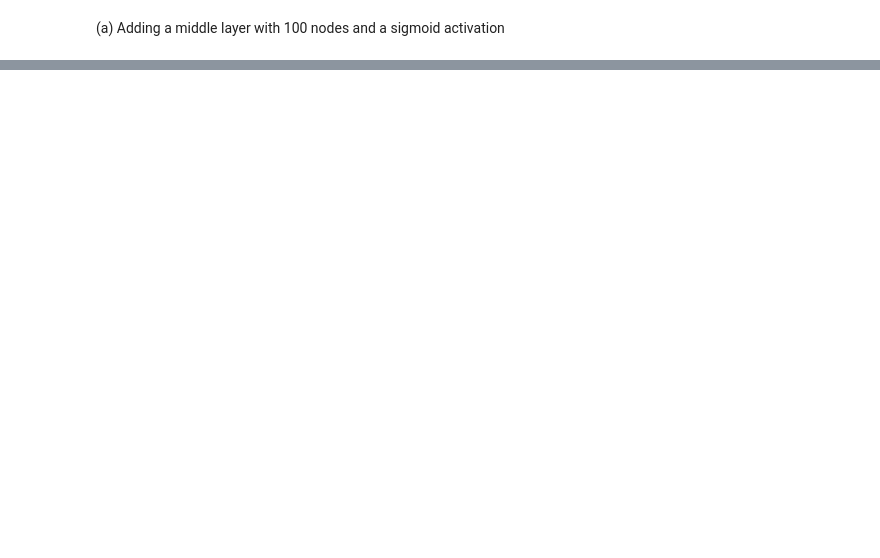
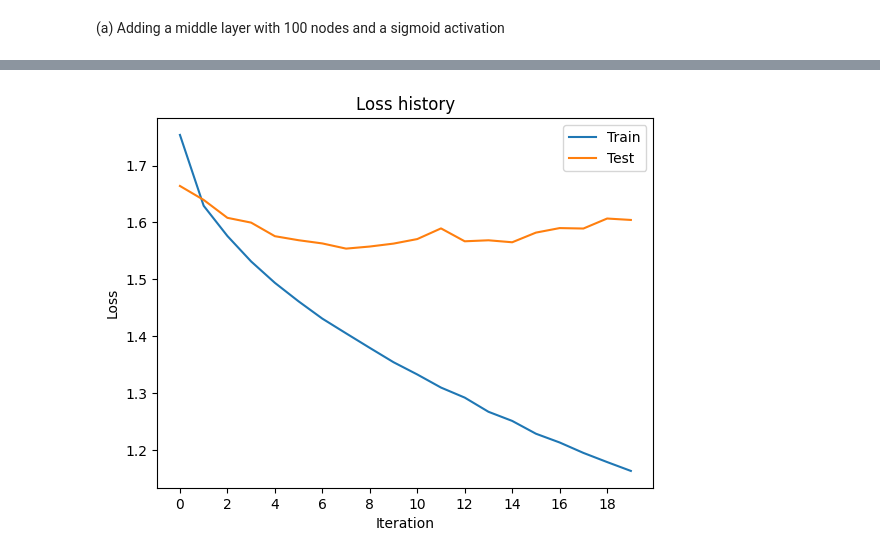
Before and after one commit to priyankan-v/Assignment-3-on-Neural-Networks, a Jupyter notebook: 210498T_a03.ipynb, the cells around one changed output, grey strips where cells are left out. Cells and saved outputs as stored; diff of their text form; code cells hidden in the pictures; blank space fills up the shorter version.

```diff
--- a/210498T_a03.ipynb
+++ b/210498T_a03.ipynb
@@ -49,0 +290,17 @@ KeyboardInterrupt:
+# %%
+Din = 3*32*32 # Input size (flattened CIFAR=10 image size)
+K = 10 # Output size (number of classes in CIFAR=10)
+lr = 1e-3 # Learning rate
+reg = 1e-5 # Regularization strength
+# %%
+class NeuralNetwork(nn.Module):
+    def __init__(self, Din, H, Dout):
+        super(NeuralNetwork, self).__init__()
+        self.linear1 = nn.Linear(Din, H)
+        self.linear2 = nn.Linear(H, Dout)
+
+    def forward(self, x):
+        x = torch.flatten(x, 1)
+        x = torch.sigmoid(self.linear1(x))
+        x = self.linear2(x)
+        return x
@@ -49,0 +352,7 @@ KeyboardInterrupt:
+# %%
+model = NeuralNetwork(Din, 100, K).to(device)
+loss = nn.CrossEntropyLoss()
+optimizer = optim.Adam(model.parameters(), lr=lr, weight_decay=reg)
+iterations = 20
+# %%
+train_accuracy_hist, test_accuracy_hist, train_loss_hist, test_loss_hist = train(model, trainloader, testloader, iterations, optimizer, loss, device)
@@ -49,0 +380,11 @@ KeyboardInterrupt:
+# %%
+plt.plot(train_loss_hist, label='Train')
+plt.plot(test_loss_hist, label='Test')
+plt.xlabel('Iteration')
+plt.ylabel('Loss')
+plt.xticks(range(0, iterations, 2))
+plt.title('Loss history')
+plt.legend()
+plt.show()
+# %% [output]
+[figure, added]
```
Also changed, not shown: parts of 20 cells of this notebook.
